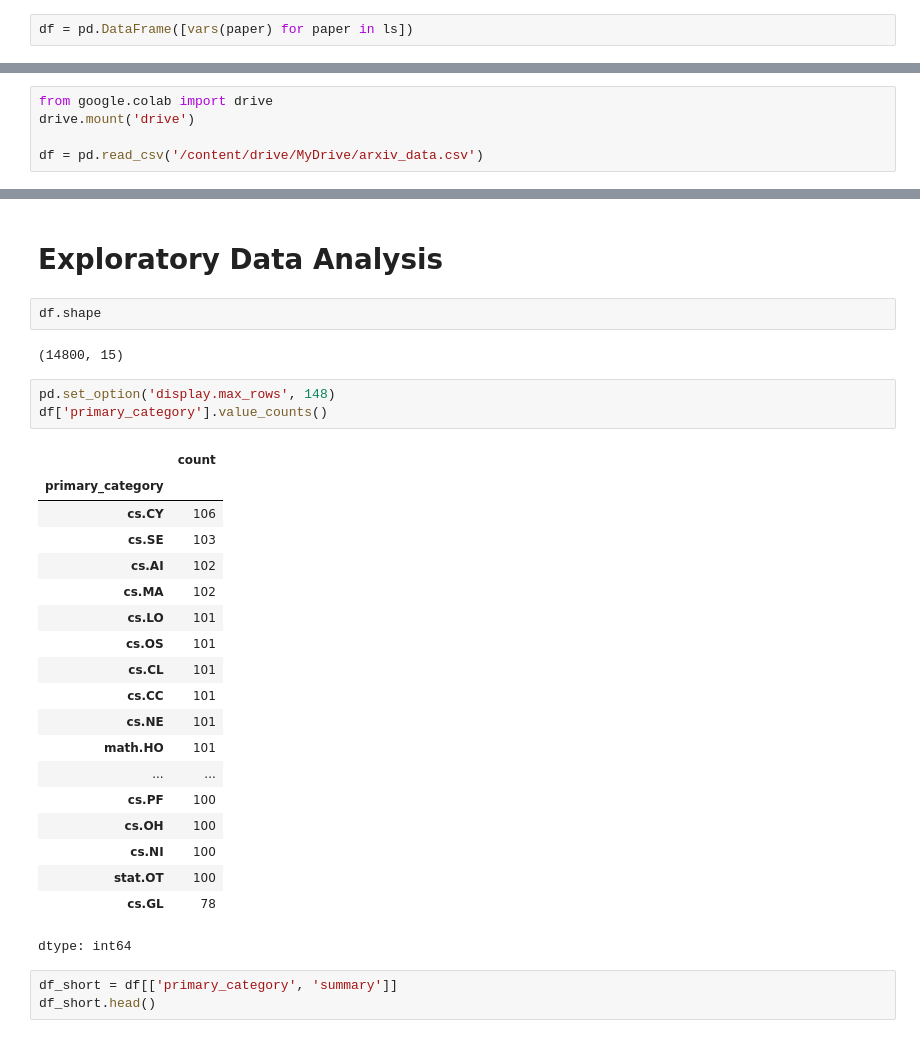
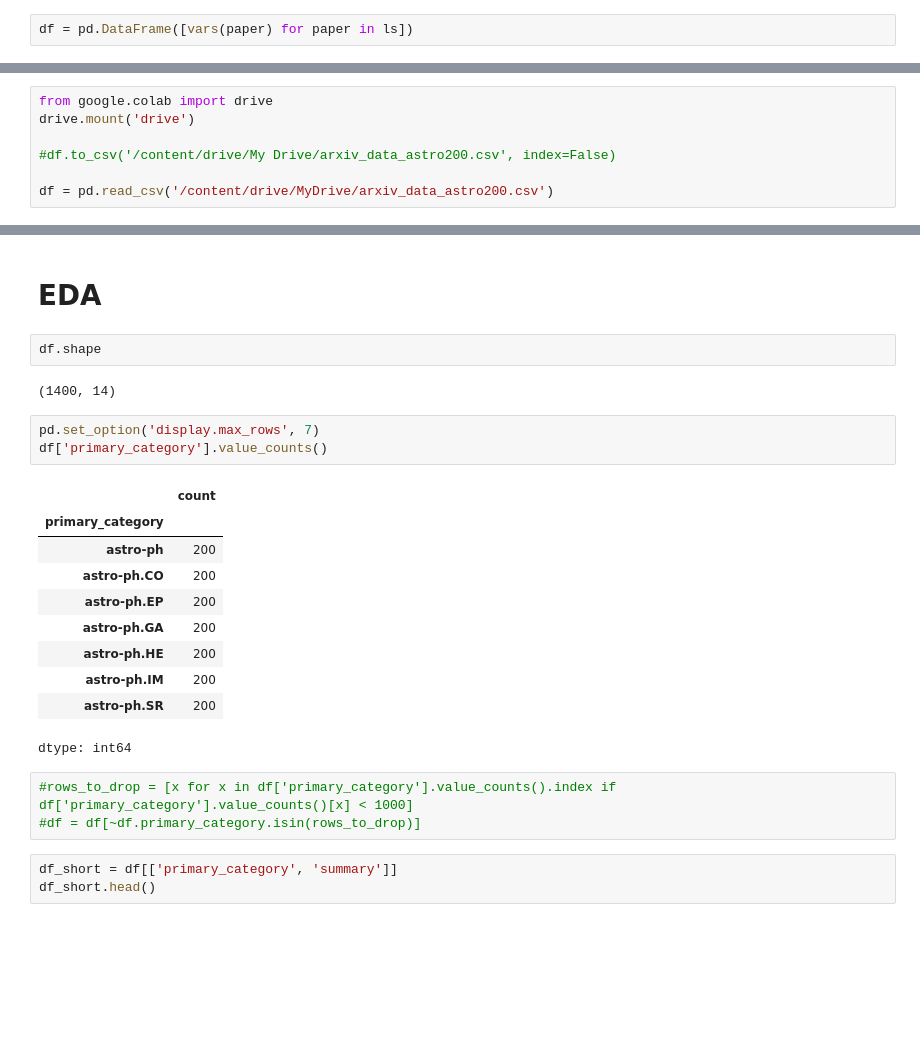
Before and after one commit to danielscabar/arxiv_text_classification, a Jupyter notebook: Arxiv_Text_Classification.ipynb, the cells around one changed output, grey strips where cells are left out. Saved outputs shown, nothing was run; the diff lists cells and outputs as text; blank space fills up the shorter version.

```diff
--- a/Arxiv_Text_Classification.ipynb
+++ b/Arxiv_Text_Classification.ipynb
@@ -238,5 +87,7 @@ df.head()
 from google.colab import drive
 drive.mount('drive')
 
-df = pd.read_csv('/content/drive/MyDrive/arxiv_data.csv')
+#df.to_csv('/content/drive/My Drive/arxiv_data_astro200.csv', index=False)
+
+df = pd.read_csv('/content/drive/MyDrive/arxiv_data_astro200.csv')
 # %% [output]
@@ -253,32 +95,26 @@ df.head()
-# %% [markdown]
-# Exploratory Data Analysis
+# %% [markdown]
+# EDA
 # %%
 df.shape
 # %% [output]
-(14800, 15)
+(1400, 14)
 # %%
-pd.set_option('display.max_rows', 148)
+pd.set_option('display.max_rows', 7)
 df['primary_category'].value_counts()
 # %% [output]
 |  | count |
 | primary_category |  |
-| cs.CY | 106 |
-| cs.SE | 103 |
-| cs.AI | 102 |
-| cs.MA | 102 |
-| cs.LO | 101 |
-| cs.OS | 101 |
-| cs.CL | 101 |
-| cs.CC | 101 |
-| cs.NE | 101 |
-| math.HO | 101 |
-| ... | ... |
-| cs.PF | 100 |
-| cs.OH | 100 |
-| cs.NI | 100 |
-| stat.OT | 100 |
-| cs.GL | 78 |
+| astro-ph | 200 |
+| astro-ph.CO | 200 |
+| astro-ph.EP | 200 |
+| astro-ph.GA | 200 |
+| astro-ph.HE | 200 |
+| astro-ph.IM | 200 |
+| astro-ph.SR | 200 |
 dtype: int64
+# %%
+#rows_to_drop = [x for x in df['primary_category'].value_counts().index if df['primary_category'].value_counts()[x] < 1000]
+#df = df[~df.primary_category.isin(rows_to_drop)]
 # %%
 df_short = df[['primary_category', 'summary']]
 df_short.head()
```
Also changed, not shown: parts of 20 cells of this notebook.
